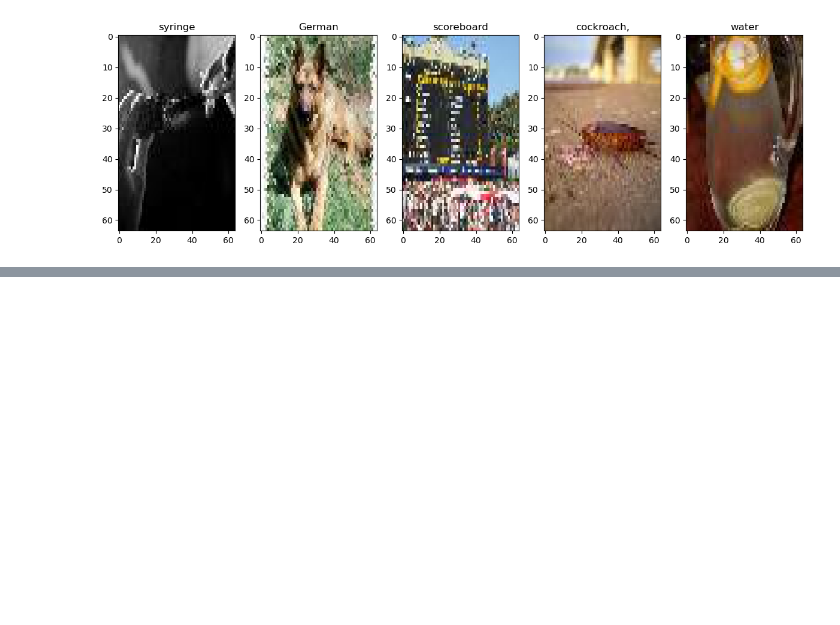
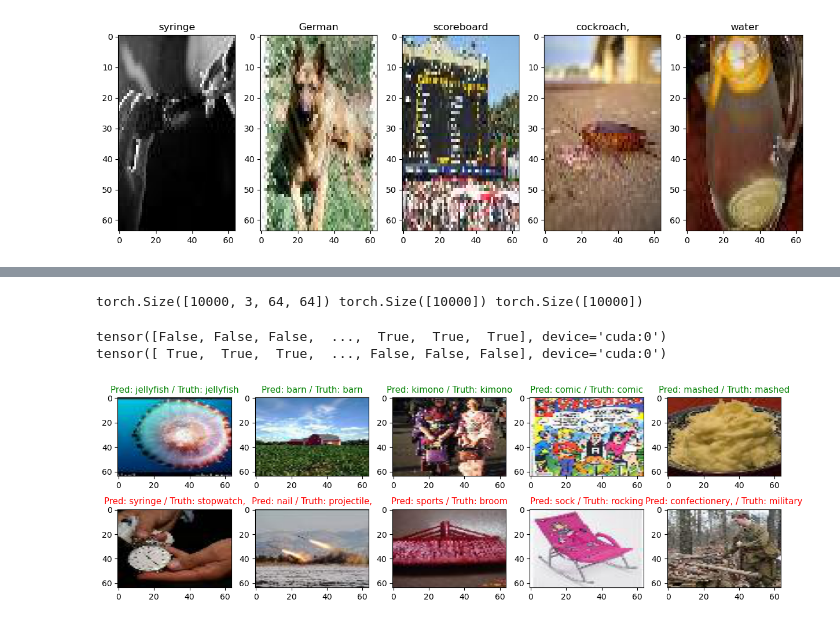
Before and after one commit to plrodrigues/TAAC_AnomalyDetection_in_MVTecDataset, a Jupyter notebook: notebooks/nb_3_ViT_pretraining.ipynb, the cells around one changed output, grey strips where cells are left out. Drawn from its saved outputs; the diff is of its cells as text; code cells hidden in the pictures; blank space fills up the shorter version.

```diff
--- a/notebooks/nb_3_ViT_pretraining.ipynb
+++ b/notebooks/nb_3_ViT_pretraining.ipynb
@@ -195,5 +226,0 @@ KeyboardInterrupt:
-# %%
-img = torch.randn(5, 3, 64, 64).to(DEVICE)
-
-preds = model(img)
-pred_cat = preds.argmax(dim=1)
@@ -219,0 +286,58 @@ Type:      builtin_function_or_method
+# %%
+images, labels, pred_cats = predict(model, test_loader, device=DEVICE)
+print(images.shape, labels.shape, pred_cats.shape)
+# %% [output]
+torch.Size([10000, 3, 64, 64]) torch.Size([10000]) torch.Size([10000])
+# %%
+%matplotlib inline
+
+corrects = torch.eq(labels, pred_cats)
+wrongs = ~corrects
+
+print(corrects)
+print(wrongs)
+
+fig, ax = plt.subplots(2, 5, figsize=(12, 4))
+with plt.rc_context(rc={'font.size': 9}):
+    for i in range(5):
+        # Plot correct predictions
+        img = images[corrects][:5]
+        img_label = labels[corrects][:5]
+        pred_label = pred_cats[corrects][:5]
+
+        img_perm = torch.permute(img[i], (1, 2, 0)).cpu().numpy()
+        ax[0, i].imshow(img_perm, aspect="auto")
+
+        pred_name = dataset.index_to_name[pred_label[i].item()]
+        pred_name = pred_name.split()
+        pred_name = pred_name[0] if isinstance(pred_name, list) else pred_name
+
+        label_name = dataset.index_to_name[img_label[i].item()]
+        label_name = label_name.split()
+        label_name = label_name[0] if isinstance(label_name, list) else label_name
+
+        ax[0, i].set_title(f"Pred: {pred_name} / Truth: {label_name}", color="green")
+
+        # Plot wrong predictions
+        img = images[wrongs][:5]
+        img_label = labels[wrongs][:5]
+        pred_label = pred_cats[wrongs][:5]
+
+        img_perm = torch.permute(img[i], (1, 2, 0)).cpu().numpy()
+        ax[1, i].imshow(img_perm, aspect="auto")
+
+        pred_name = dataset.index_to_name[pred_label[i].item()]
+        pred_name = pred_name.split()
+        pred_name = pred_name[0] if isinstance(pred_name, list) else pred_name
+
+        label_name = dataset.index_to_name[img_label[i].item()]
+        label_name = label_name.split()
+        label_name = label_name[0] if isinstance(label_name, list) else label_name
+
+        ax[1, i].set_title(f"Pred: {pred_name} / Truth: {label_name}", color="red")
+
+    fig.tight_layout()
+# %% [output]
+tensor([False, False, False,  ...,  True,  True,  True], device='cuda:0')
+tensor([ True,  True,  True,  ..., False, False, False], device='cuda:0')
+[figure, added]
```
Also changed, not shown: parts of 7 cells of this notebook, 1 other file.
